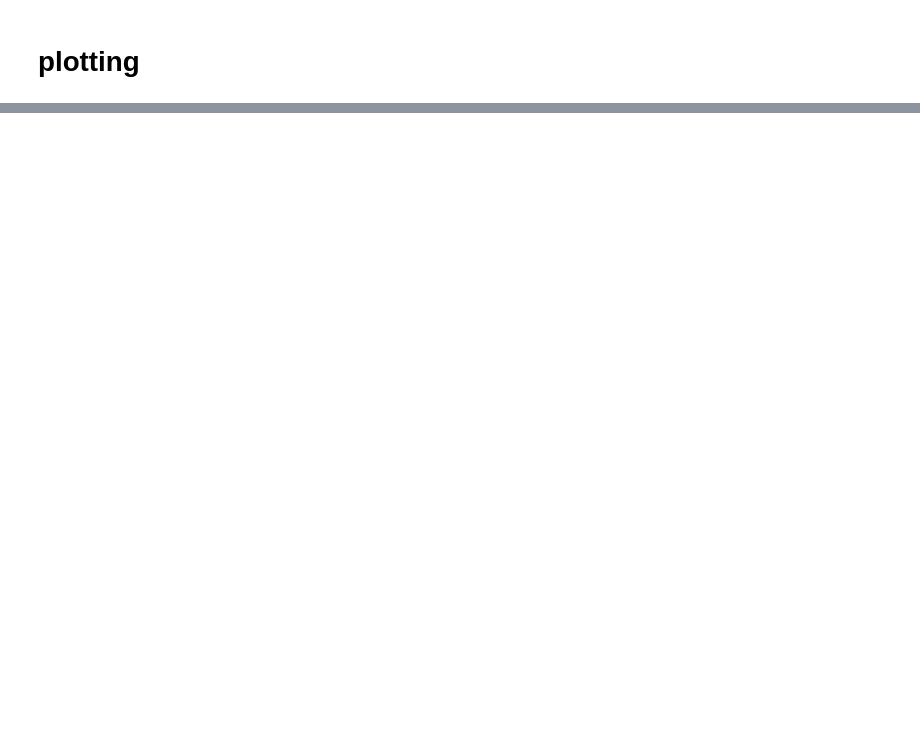
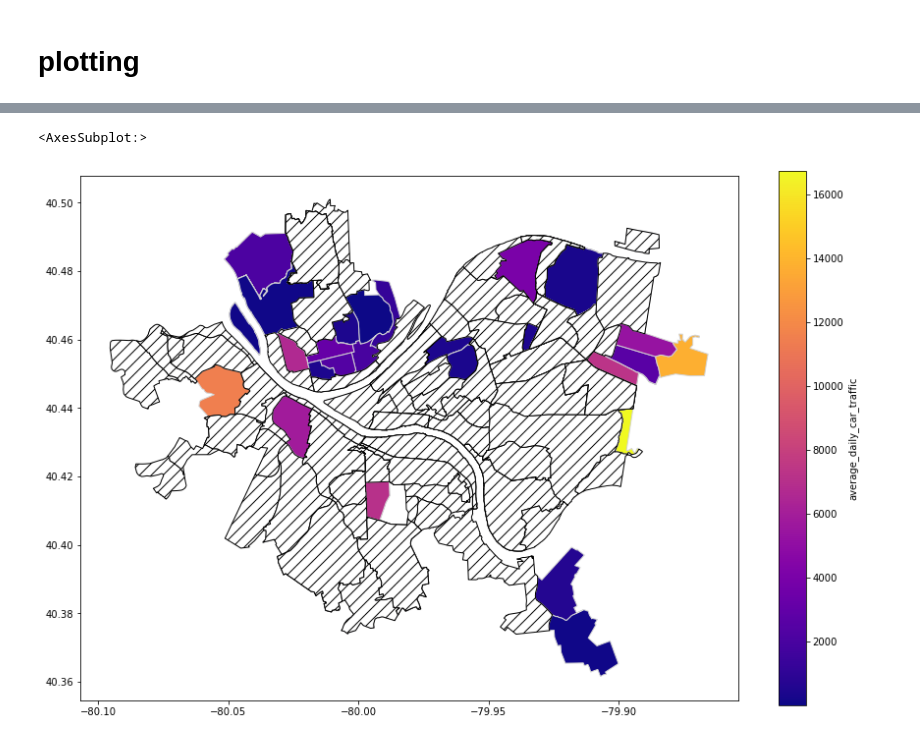
Before and after one commit to songxingyu1118/CMPINF10_Final_Project, a Jupyter notebook: Maeve's-Work.ipynb, the cells around one changed output, grey strips where cells are left out. Cells and saved outputs as stored; diff of their text form; code cells hidden in the pictures; blank space fills up the shorter version.

```diff
--- a/Maeve's-Work.ipynb
+++ b/Maeve's-Work.ipynb
@@ -43,2 +214,13 @@ The second dataset for the last metric is the number of speed humps in the neigh
 # %% [markdown]
 # plotting
+# %%
+# create initial read in file
+map_df = gpd.read_file("Neighborhoods/Neighborhoods_.shp")
+# crs for longitude and latitude
+crs = "EPSG:4326"
+
+# convert coordinate system to longitude and latitude
+map_df = map_df.to_crs(crs)
+
+#plotting the map of the shape file preview of the maps without data in it
+map_df.plot()
@@ -44,0 +243,20 @@ The second dataset for the last metric is the number of speed humps in the neigh
+# %%
+# merge the neighborhoods file for the map with crime rate data
+traffic_count_map = map_df.merge(traffic_count, how = "left", left_on = "hood",
+                                right_on = "neighborhood")
+
+# display map
+traffic_count_map.plot(column="average_daily_car_traffic",
+               cmap = "plasma",
+               edgecolor = "lightgrey",
+               legend = True,
+               legend_kwds = {"label" : "average_daily_car_traffic"},
+               missing_kwds = {
+                         "color" : "white",
+                         "edgecolor" : "black",
+                         "hatch" : "//"},
+               figsize = (15, 10)
+              )
+# %% [output]
+<AxesSubplot:>
+[figure, added]
```
Also changed, not shown: parts of 17 cells of this notebook, 2 other files.
